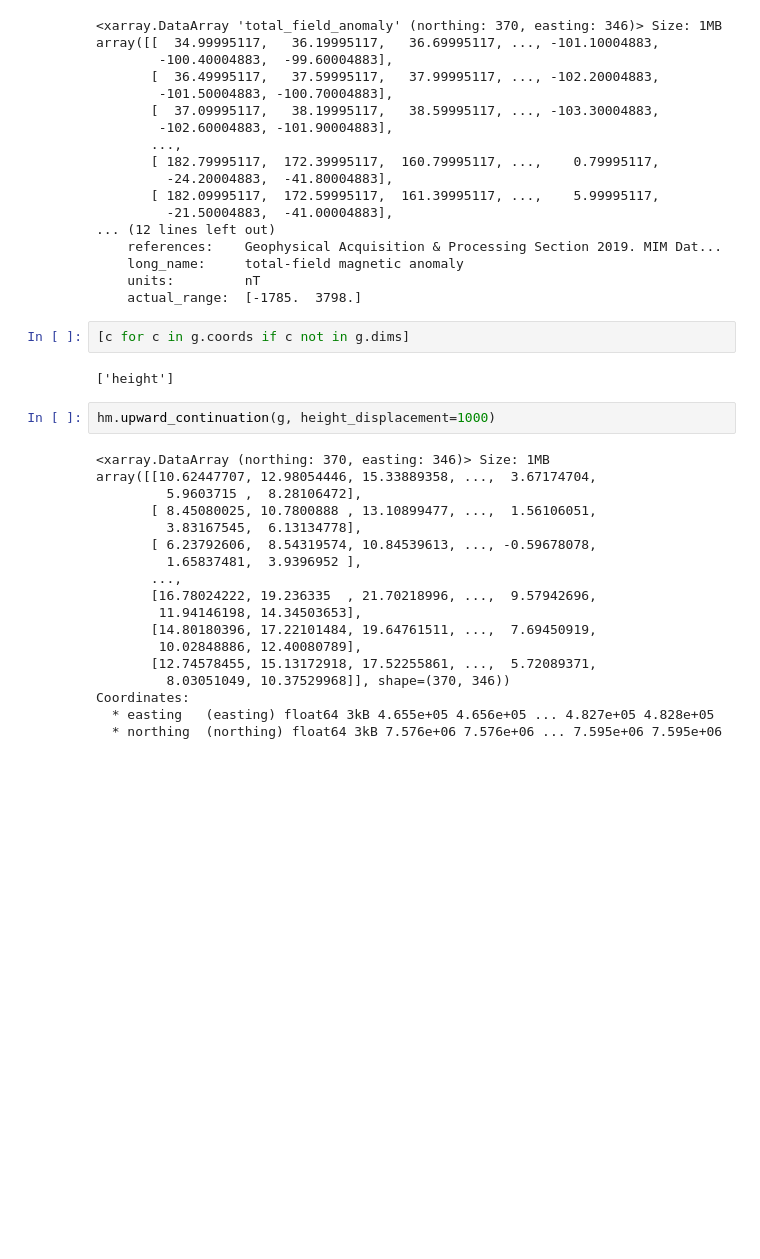
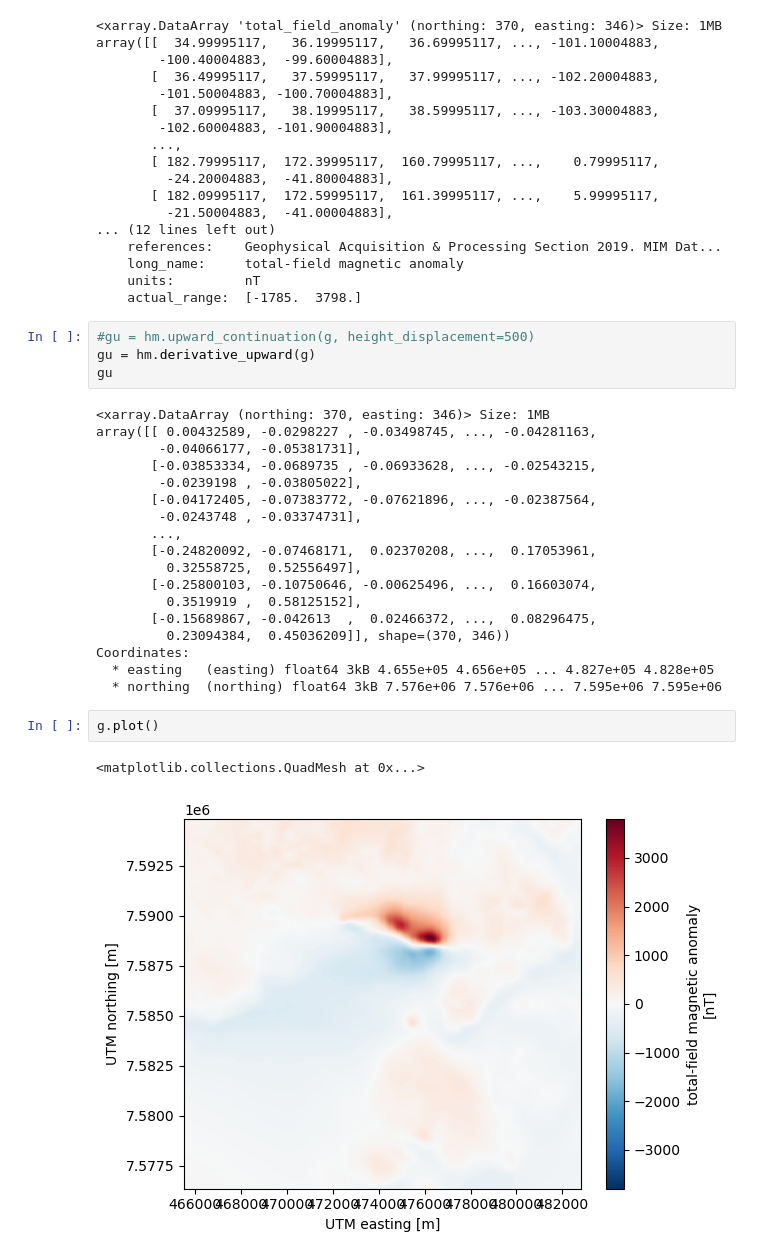
Before and after one commit to fatiando/harmonica, a Jupyter notebook: filter-test.ipynb, the cells around one changed output. Drawn from its saved outputs; the diff is of its cells as text; blank space fills up the shorter version.

```diff
--- a/filter-test.ipynb
+++ b/filter-test.ipynb
@@ -23,27 +23,30 @@ array([[  34.99995117,   36.19995117,   36.69995117, ..., -101.10004883,
     long_name:     total-field magnetic anomaly
     units:         nT
     actual_range:  [-1785.  3798.]
-# %%
-[c for c in g.coords if c not in g.dims]
-# %% [output]
-['height']
 # %%
-hm.upward_continuation(g, height_displacement=1000)
+#gu = hm.upward_continuation(g, height_displacement=500)
+gu = hm.derivative_upward(g)
+gu
 # %% [output]
 <xarray.DataArray (northing: 370, easting: 346)> Size: 1MB
-array([[10.62447707, 12.98054446, 15.33889358, ...,  3.67174704,
-         5.9603715 ,  8.28106472],
-       [ 8.45080025, 10.7800888 , 13.10899477, ...,  1.56106051,
-         3.83167545,  6.13134778],
-       [ 6.23792606,  8.54319574, 10.84539613, ..., -0.59678078,
-         1.65837481,  3.9396952 ],
+array([[ 0.00432589, -0.0298227 , -0.03498745, ..., -0.04281163,
+        -0.04066177, -0.05381731],
+       [-0.03853334, -0.0689735 , -0.06933628, ..., -0.02543215,
+        -0.0239198 , -0.03805022],
+       [-0.04172405, -0.07383772, -0.07621896, ..., -0.02387564,
+        -0.0243748 , -0.03374731],
        ...,
-       [16.78024222, 19.236335  , 21.70218996, ...,  9.57942696,
-        11.94146198, 14.34503653],
-       [14.80180396, 17.22101484, 19.64761511, ...,  7.69450919,
-        10.02848886, 12.40080789],
-       [12.74578455, 15.13172918, 17.52255861, ...,  5.72089371,
-         8.03051049, 10.37529968]], shape=(370, 346))
+       [-0.24820092, -0.07468171,  0.02370208, ...,  0.17053961,
+         0.32558725,  0.52556497],
+       [-0.25800103, -0.10750646, -0.00625496, ...,  0.16603074,
+         0.3519919 ,  0.58125152],
+       [-0.15689867, -0.042613  ,  0.02466372, ...,  0.08296475,
+         0.23094384,  0.45036209]], shape=(370, 346))
 Coordinates:
   * easting   (easting) float64 3kB 4.655e+05 4.656e+05 ... 4.827e+05 4.828e+05
   * northing  (northing) float64 3kB 7.576e+06 7.576e+06 ... 7.595e+06 7.595e+06
+# %%
+g.plot()
+# %% [output]
+<matplotlib.collections.QuadMesh at 0x...>
+[figure, added]
```
Also changed, not shown: parts of 1 cell of this notebook, 2 other files.
